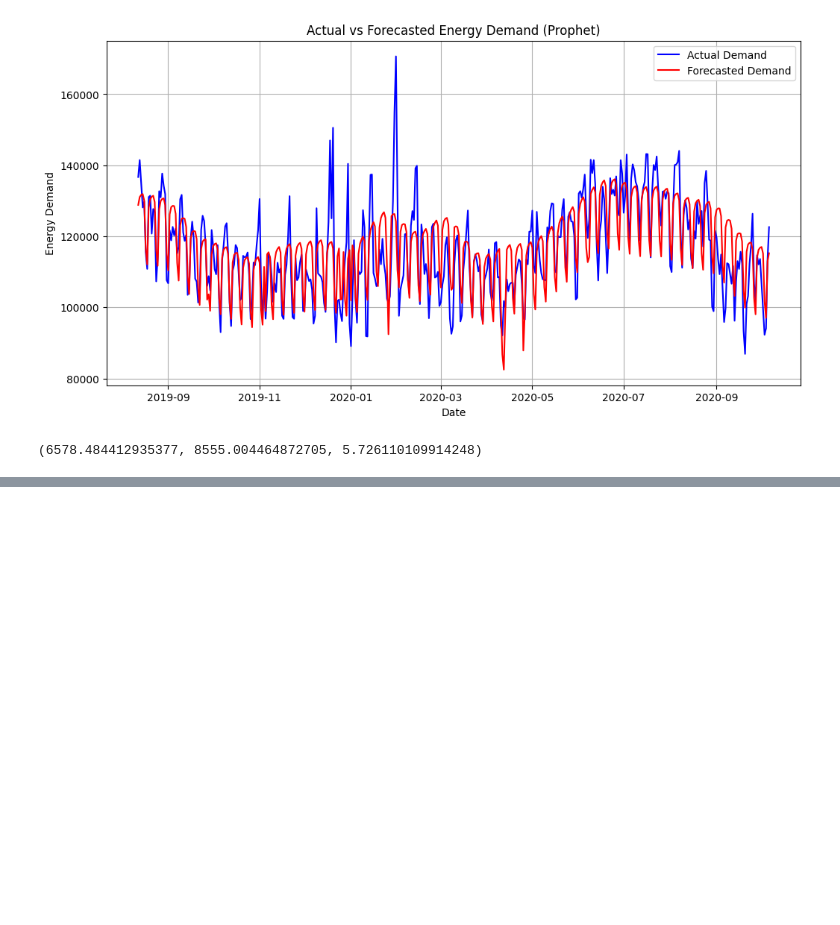
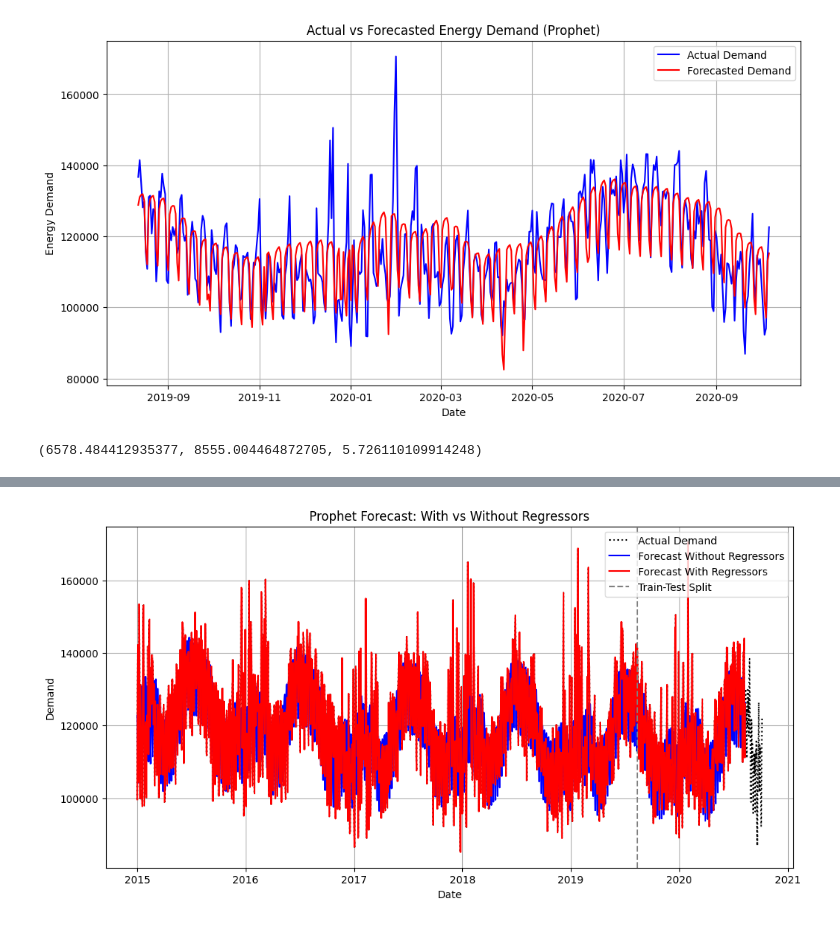
Before and after one commit to BolisettyPoojitha-16/Electricity_Demand-and_Price_ForecastingInfosys_Internship_Oct2025, a Jupyter notebook: task_2.ipynb, the cells around one changed output, grey strips where cells are left out. Saved outputs shown, nothing was run; the diff lists cells and outputs as text; code cells hidden in the pictures; blank space fills up the shorter version.

```diff
--- a/task_2.ipynb
+++ b/task_2.ipynb
@@ -183,0 +291,86 @@ MAPE: 5.73%
+# %%
+import pandas as pd
+import numpy as np
+import matplotlib.pyplot as plt
+from prophet import Prophet
+
+# Load the dataset
+file_path = "processed_dataset.csv"
+df = pd.read_csv(file_path)
+
+# Rename columns for Prophet
+df.rename(columns={'date': 'ds', 'demand': 'y'}, inplace=True)
+df['ds'] = pd.to_datetime(df['ds'])
+
+# Handle missing values and convert 'holiday' to numeric BEFORE splitting
+df = df.replace(['N', 'NAN', 'nan', 'n/a'], np.nan)  # Add other variations as needed
+df.fillna(0, inplace=True)  # Fill all NaNs with 0
+df['holiday'] = df['holiday'].apply(lambda x: 1 if x == 'Y' else 0)
+
+# Split into training and testing sets (80-20 split)
+train_size = int(len(df) * 0.8)
+train, test = df[:train_size], df[train_size:]
+
+# Prophet model without regressors
+model_no_reg = Prophet()
+model_no_reg.fit(train)
+
+# Forecasting for the next 1 year
+future_no_reg = model_no_reg.make_future_dataframe(periods=365, freq='D')
+forecast_no_reg = model_no_reg.predict(future_no_reg)
+
+# Prophet model with regressors (if available)
+regressors = [col for col in df.columns if col not in ['ds', 'y']]
+if regressors:
+    model_with_reg = Prophet()
+    for reg in regressors:
+        model_with_reg.add_regressor(reg)
+
+    # Ensure all regressors are numeric in the training data:
+    for reg in regressors:
+        train[reg] = pd.to_numeric(train[reg], errors='coerce').fillna(0) # Convert to numeric & fill NaNs
+
+    model_with_reg.fit(train)
+
+    # Prepare future dataframe with regressors
+    future_with_reg = model_with_reg.make_future_dataframe(periods=365, freq='D')
+
+    # Explicitly convert 'holiday' to numeric in future_with_reg:
+    future_with_reg['holiday'] = future_with_reg['ds'].apply(lambda x: df.loc[df['ds'] == x, 'holiday'].iloc[0] if x in df['ds'].values else 0)
+
+    # Merge with all regressors and fill missing values:
+    future_with_reg = future_with_reg.merge(df[['ds'] + regressors], on='ds', how='left').fillna(method='ffill')
+
+    # Convert all regressor columns in future_with_reg to numeric:
+    for reg in regressors:
+        # Check if the column exists before converting:
+        if reg in future_with_reg.columns:
+            future_with_reg[reg] = pd.to_numeric(future_with_reg[reg], errors='coerce').fillna(0)
+
+    # Ensure 'holiday' is in the future_with_reg dataframe with the correct name
+    if 'holiday' not in future_with_reg.columns:
+        # If 'holiday' is missing, try to find a similar column (e.g., 'holiday_Y') and rename it
+        holiday_cols = [col for col in future_with_reg.columns if 'holiday' in col]
+        if holiday_cols:
+            future_with_reg.rename(columns={holiday_cols[0]: 'holiday'}, inplace=True)
+        else:
+            # If no similar column is found, raise an informative error
+            raise ValueError("No 'holiday' or similar column found in the future dataframe. Please check your data.")
+
+    forecast_with_reg = model_with_reg.predict(future_with_reg)
+
+# Plot forecasts
+plt.figure(figsize=(12, 6))
+plt.plot(df['ds'], df['y'], label="Actual Demand", color="black", linestyle="dotted")
+plt.plot(forecast_no_reg['ds'], forecast_no_reg['yhat'], label="Forecast Without Regressors", color="blue")
+if regressors:
+    plt.plot(forecast_with_reg['ds'], forecast_with_reg['yhat'], label="Forecast With Regressors", color="red")
+
+plt.axvline(df['ds'].iloc[train_size], color='gray', linestyle="--", label="Train-Test Split")
+plt.xlabel("Date")
+plt.ylabel("Demand")
+plt.title("Prophet Forecast: With vs Without Regressors")
+plt.legend()
+plt.grid(True)
+plt.show()
+# %% [output]
@@ -183,0 +394 @@ MAPE: 5.73%
+[figure, added]
```
Also changed, not shown: parts of 9 cells of this notebook.
